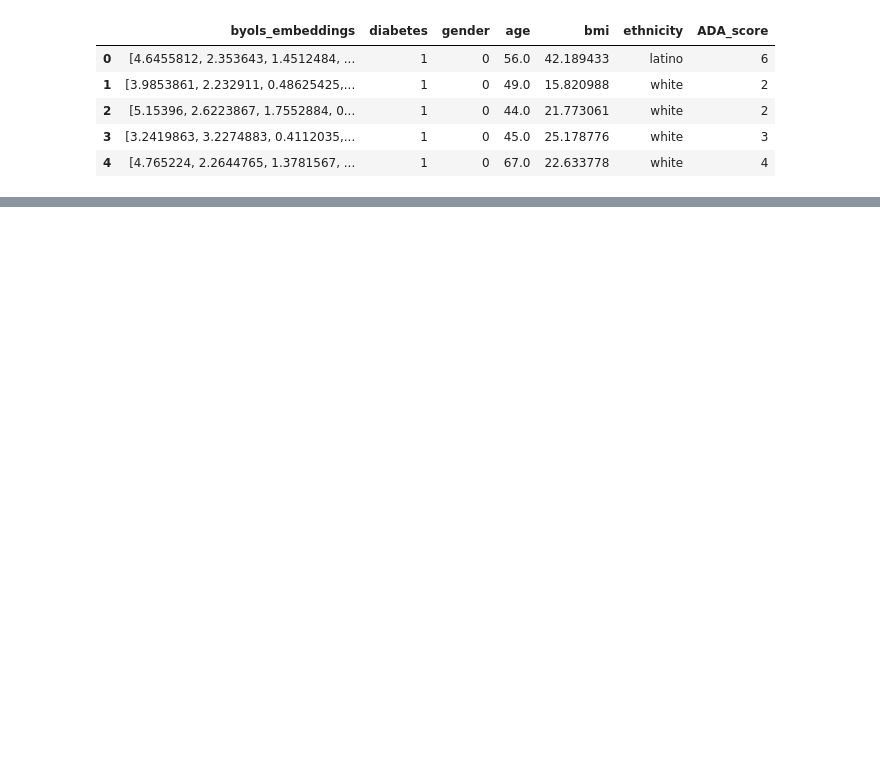
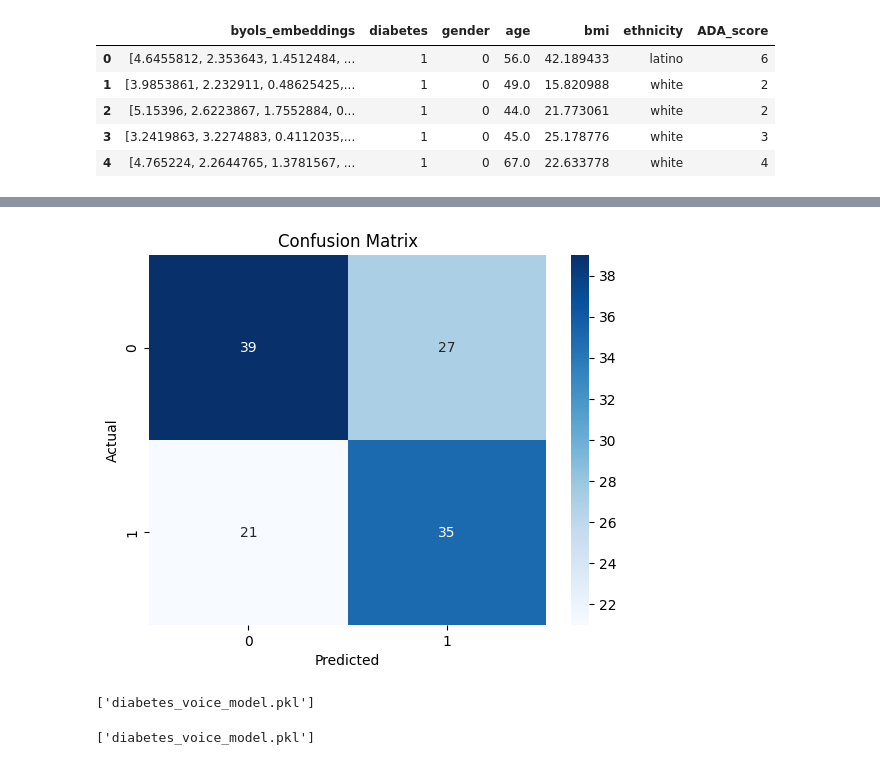
Before and after one commit to Vilokshana/Naan-Mudhalvan, a Jupyter notebook: n3.ipynb, the cells around one changed output, grey strips where cells are left out. Cells and saved outputs as stored; diff of their text form; code cells hidden in the pictures; blank space fills up the shorter version.

```diff
--- a/n3.ipynb
+++ b/n3.ipynb
@@ -37,0 +117,12 @@ df.head()
+# %%
+from sklearn.linear_model import LogisticRegression
+from sklearn.metrics import accuracy_score, classification_report
+
+# Train
+model = LogisticRegression(max_iter=1000)
+model.fit(X_train, y_train)
+
+# Predict & evaluate
+y_pred = model.predict(X_test)
+print("Accuracy:", accuracy_score(y_test, y_pred))
+print(classification_report(y_test, y_pred))
@@ -37,0 +139,14 @@ df.head()
+# %%
+from sklearn.linear_model import LogisticRegression
+from sklearn.metrics import accuracy_score, classification_report
+
+# 1. Train the model
+model = LogisticRegression(max_iter=1000)
+model.fit(X_train, y_train)
+
+# 2. Predict on test set
+y_pred = model.predict(X_test)
+
+# 3. Evaluate
+print("Accuracy:", accuracy_score(y_test, y_pred))
+print(classification_report(y_test, y_pred))
@@ -37,0 +163,21 @@ df.head()
+# %%
+from sklearn.metrics import confusion_matrix
+import seaborn as sns
+import matplotlib.pyplot as plt
+
+cm = confusion_matrix(y_test, y_pred)
+
+sns.heatmap(cm, annot=True, fmt='d', cmap='Blues')
+plt.xlabel('Predicted')
+plt.ylabel('Actual')
+plt.title('Confusion Matrix')
+plt.show()
+# %% [output]
+[figure, added]
+# %%
+import joblib
+
+# Save the trained model to a .pkl file
+joblib.dump(model, 'diabetes_voice_model.pkl')
+# %% [output]
+['diabetes_voice_model.pkl']
@@ -37,0 +186,4 @@ df.head()
+# %%
+joblib.dump(model, 'diabetes_voice_model.pkl')
+# %% [output]
+['diabetes_voice_model.pkl']
```
Also changed, not shown: parts of 31 cells of this notebook.
